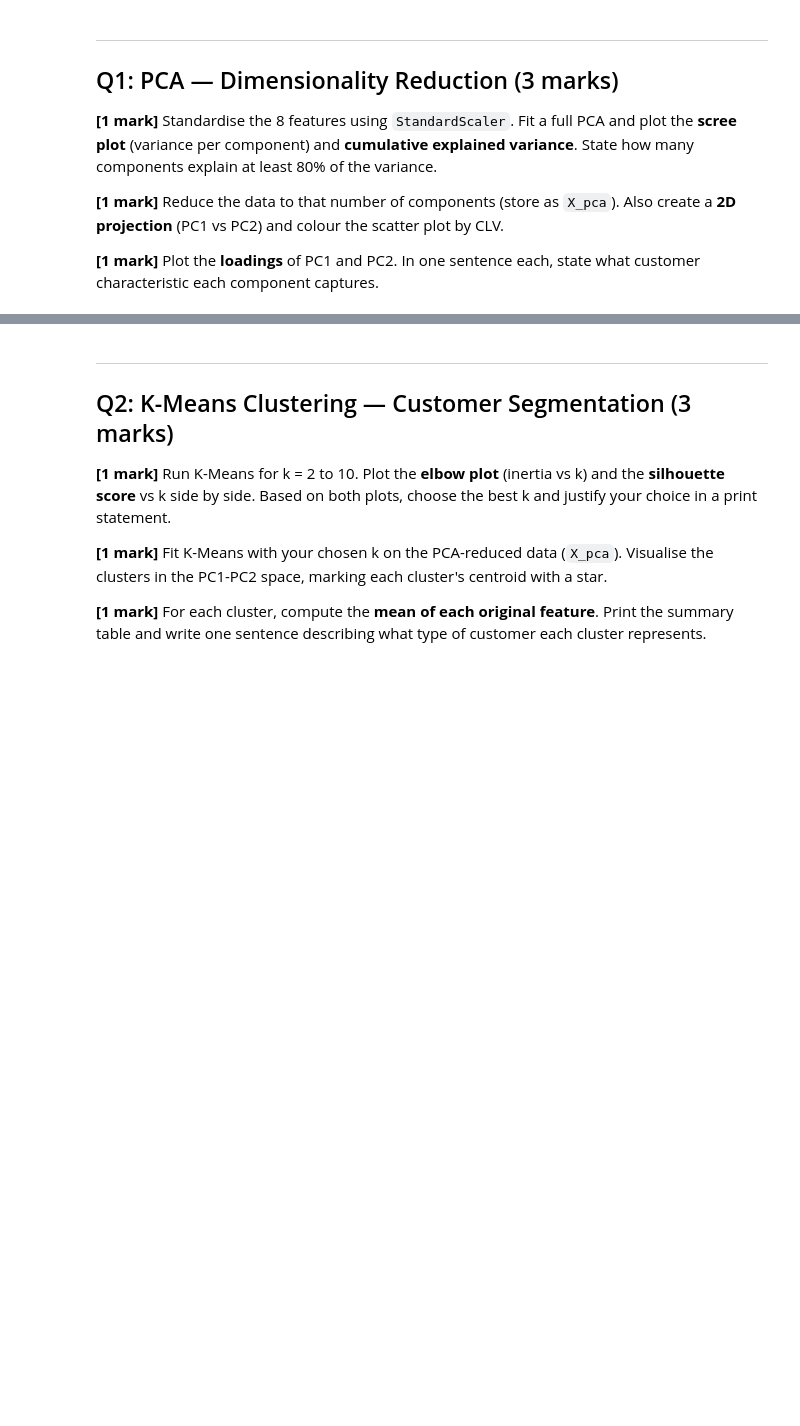
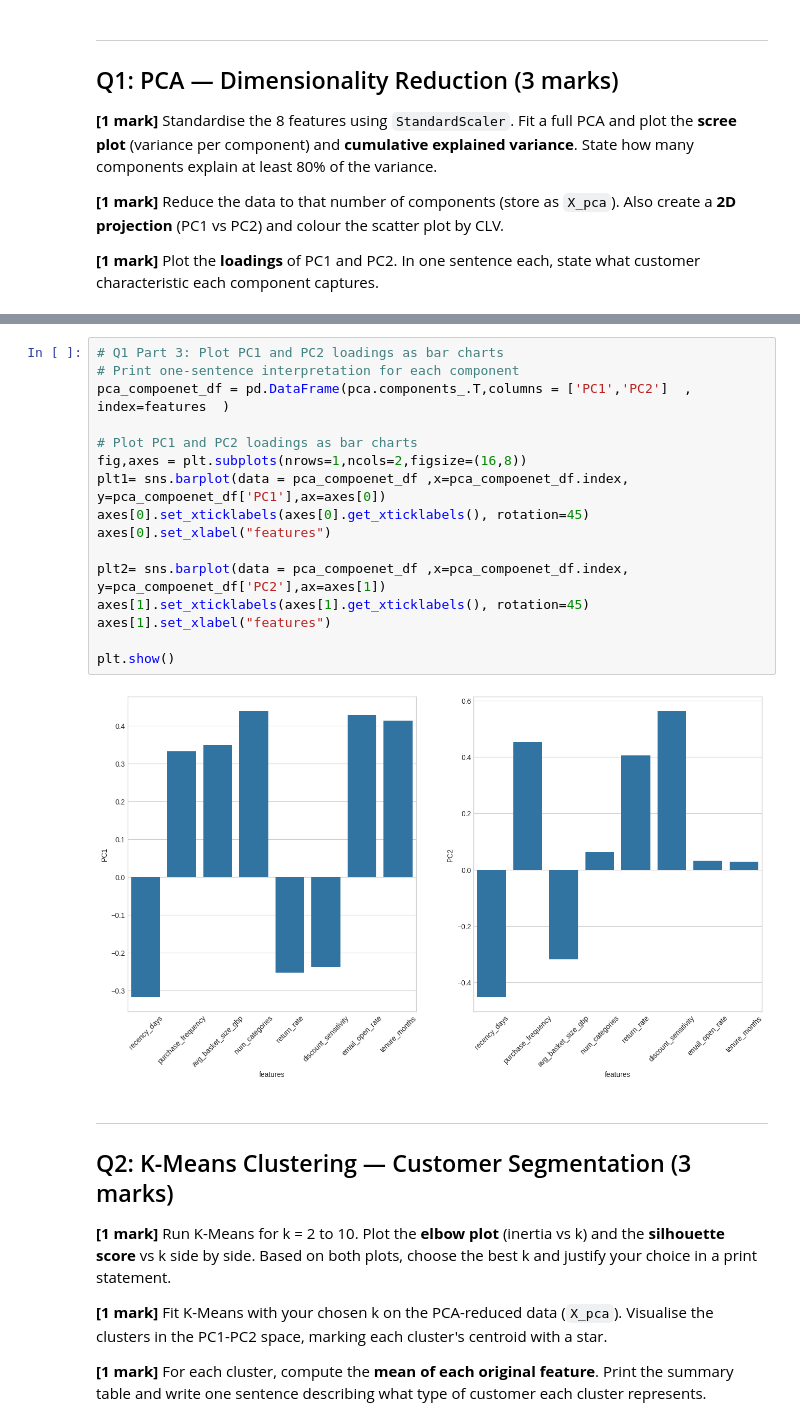
Before and after one commit to kumaramardeep342/AI_Lab, a Jupyter notebook: Assignment/Assignment 1/Assignment 1 - Customer Lifetime Value Prediction.ipynb, the cells around one changed output, grey strips where cells are left out. Drawn from its saved outputs; the diff is of its cells as text; blank space fills up the shorter version.

```diff
--- a/Assignment/Assignment 1/Assignment 1 - Customer Lifetime Value Prediction.ipynb
+++ b/Assignment/Assignment 1/Assignment 1 - Customer Lifetime Value Prediction.ipynb
@@ -138,3 +131,21 @@ pca_compoenet_df
+# %%
+# Q1 Part 3: Plot PC1 and PC2 loadings as bar charts
+# Print one-sentence interpretation for each component
+pca_compoenet_df = pd.DataFrame(pca.components_.T,columns = ['PC1','PC2']  , index=features  )
+
+# Plot PC1 and PC2 loadings as bar charts
+fig,axes = plt.subplots(nrows=1,ncols=2,figsize=(16,8))
+plt1= sns.barplot(data = pca_compoenet_df ,x=pca_compoenet_df.index, y=pca_compoenet_df['PC1'],ax=axes[0])
+axes[0].set_xticklabels(axes[0].get_xticklabels(), rotation=45)
+axes[0].set_xlabel("features")
+
+plt2= sns.barplot(data = pca_compoenet_df ,x=pca_compoenet_df.index, y=pca_compoenet_df['PC2'],ax=axes[1])
+axes[1].set_xticklabels(axes[1].get_xticklabels(), rotation=45)
+axes[1].set_xlabel("features")
+
+plt.show()
+# %% [output]
+[figure, added]
 # %% [markdown]
 ---
 ## Q2: K-Means Clustering — Customer Segmentation (3 marks)
```
Also changed, not shown: parts of 13 cells of this notebook, 6 other files.
